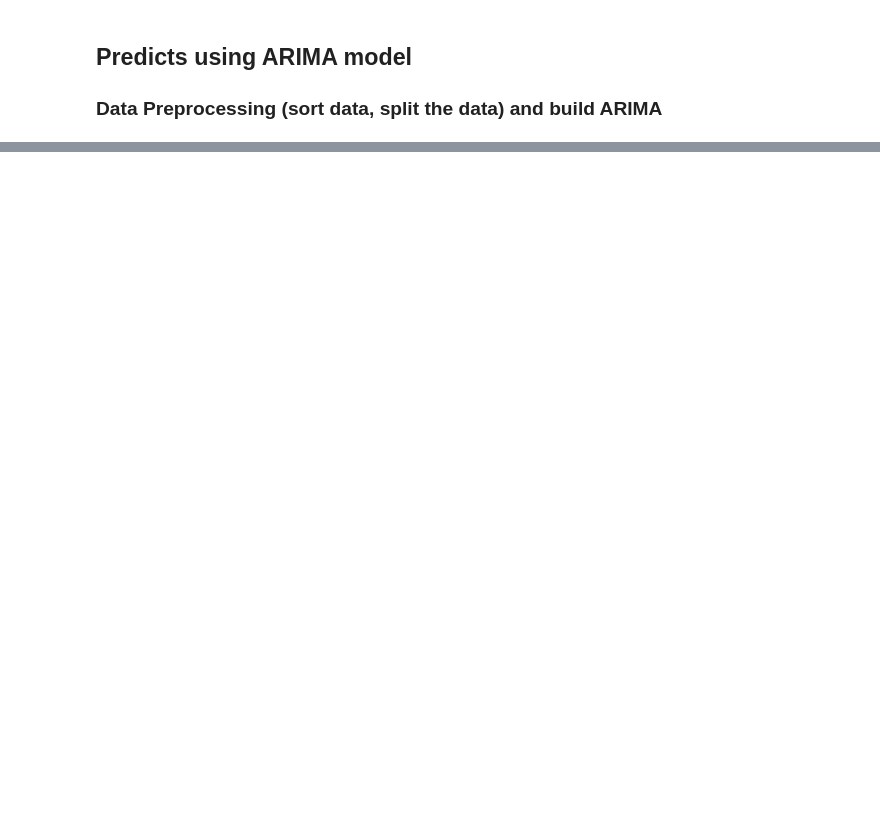
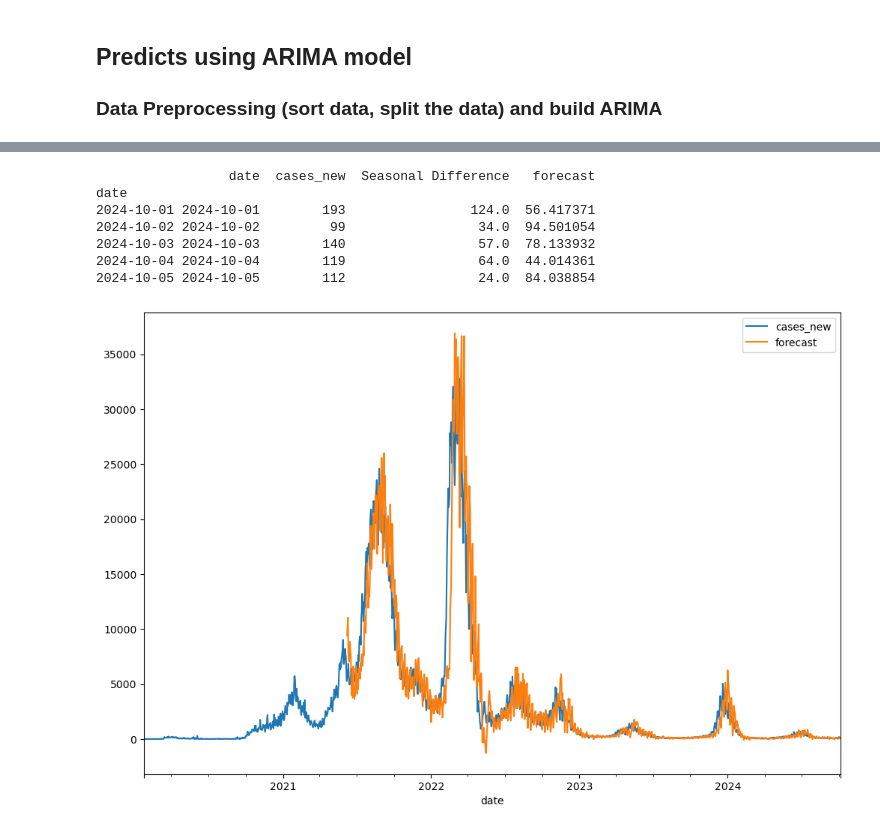
Before and after one commit to nursahiraa/fyp, a Jupyter notebook: fypdata/fypdatatest/ARIMA.ipynb, the cells around one changed output, grey strips where cells are left out. Cells and saved outputs as stored; diff of their text form; code cells hidden in the pictures; blank space fills up the shorter version.

```diff
--- a/fypdata/fypdatatest/ARIMA.ipynb
+++ b/fypdata/fypdatatest/ARIMA.ipynb
@@ -109,0 +209,13 @@ df_grouped = df_grouped.sort_values(by='date')
+# %%
+df_grouped['forecast'] = results.predict(start=500, end=2000)
+df_grouped[['cases_new', 'forecast']].plot(figsize(12,8))
+print(df_grouped.tail())
+# %% [output]
+                 date  cases_new  Seasonal Difference   forecast
+date
+2024-10-01 2024-10-01        193                124.0  56.417371
+2024-10-02 2024-10-02         99                 34.0  94.501054
+2024-10-03 2024-10-03        140                 57.0  78.133932
+2024-10-04 2024-10-04        119                 64.0  44.014361
+2024-10-05 2024-10-05        112                 24.0  84.038854
+[figure, added]
```
Also changed, not shown: parts of 8 cells of this notebook, 1 other file.
